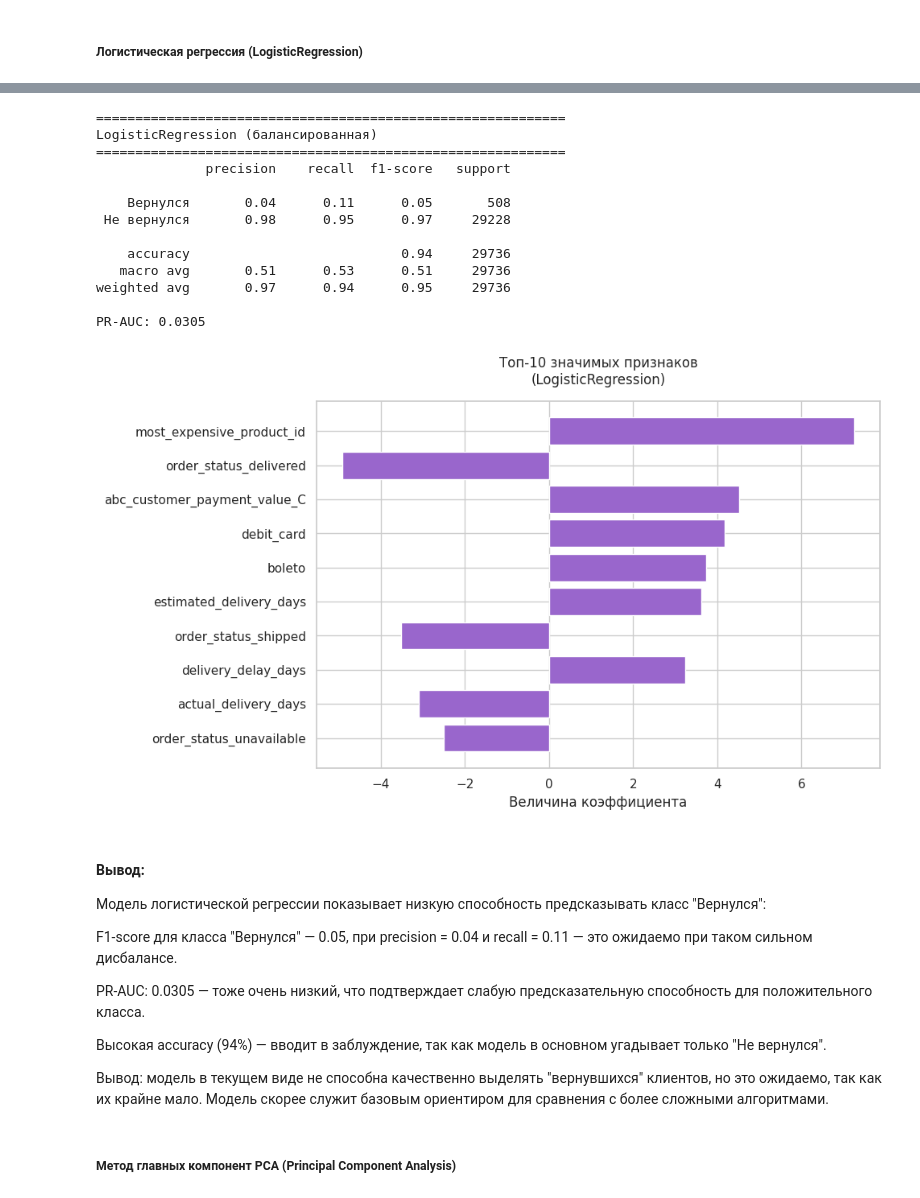
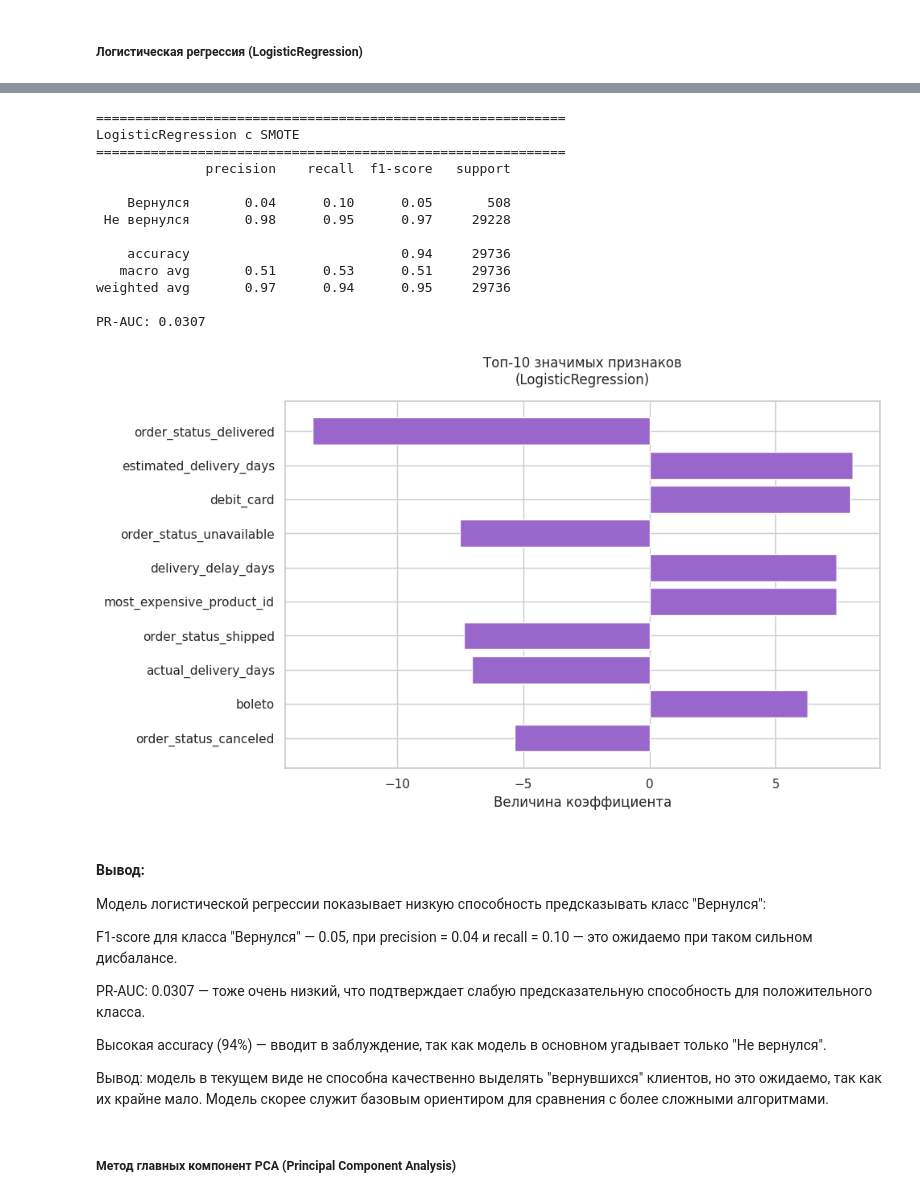
Before and after one commit to Ekaterina20-hub/MFTI-hackaton, a Jupyter notebook: notebooks/ml-models/ML модель классификации покупателей/ML_model_classificaition.ipynb, the cells around one changed output, grey strips where cells are left out. Drawn from its saved outputs; the diff is of its cells as text; code cells hidden in the pictures.

```diff
--- a/notebooks/ml-models/ML модель классификации покупателей/ML_model_classificaition.ipynb
+++ b/notebooks/ml-models/ML модель классификации покупателей/ML_model_classificaition.ipynb
@@ -901,9 +968,10 @@ Train после масштабирования (первые 5 строк):
 log_reg = LogisticRegression(
     solver='liblinear',
     penalty='l2',
-    C=0.1,
-    max_iter=500,
-    random_state=42
+    C=0.5,
+    max_iter=1000,
+    random_state=42,
+    class_weight='balanced'
 )
 log_reg.fit(X_res, y_res)
 
@@ -911,9 +979,10 @@ log_reg.fit(X_res, y_res)
 y_pred = log_reg.predict(X_test_encoded)
 y_proba = log_reg.predict_proba(X_test_encoded)[:, 0]
 
+
 # Оценка модели
 print("="*60)
-print("LogisticRegression (балансированная)")
+print("LogisticRegression с SMOTE")
 print("="*60)
 print(classification_report(y_test, y_pred,
                           target_names=['Вернулся', 'Не вернулся']))
@@ -927,45 +996,45 @@ plt.barh(range(10), coef[top_idx], color='#9966cc')
 plt.yticks(range(10), X_test_encoded.columns[top_idx])
 plt.xlabel('Величина коэффициента')
 plt.title('Топ-10 значимых признаков\n(LogisticRegression)', pad=15)
 plt.gca().invert_yaxis()
 plt.tight_layout()
 plt.show()
 
 # Сохраняем метрики в общий список
 if 'model_results' not in globals():
     model_results = []
 
 model_results.append({
-    'Модель': 'LogisticRegression (балансированная)',
+    'Модель': 'LogisticRegression с SMOTE',
     'Precision (вернулся)': precision_score(y_test, y_pred, pos_label=0),
     'Recall (вернулся)': recall_score(y_test, y_pred, pos_label=0),
     'F1-score (вернулся)': f1_score(y_test, y_pred, pos_label=0),
     'PR-AUC': average_precision_score(y_test, y_proba, pos_label=0),
     'Accuracy': accuracy_score(y_test, y_pred),
     'Порог': 0.5
 })
 # %% [output]
 ============================================================
-LogisticRegression (балансированная)
+LogisticRegression с SMOTE
 ============================================================
               precision    recall  f1-score   support
 
-    Вернулся       0.04      0.11      0.05       508
+    Вернулся       0.04      0.10      0.05       508
  Не вернулся       0.98      0.95      0.97     29228
 
     accuracy                           0.94     29736
    macro avg       0.51      0.53      0.51     29736
 weighted avg       0.97      0.94      0.95     29736
 
-PR-AUC: 0.0305
+PR-AUC: 0.0307
-[figure, old version]
+[figure, new version]
 # %% [markdown]
 #### Вывод:
 Модель логистической регрессии показывает низкую способность предсказывать класс "Вернулся":
 
-F1-score для класса "Вернулся" — 0.05, при precision = 0.04 и recall = 0.11 — это ожидаемо при таком сильном дисбалансе.
+F1-score для класса "Вернулся" — 0.05, при precision = 0.04 и recall = 0.10 — это ожидаемо при таком сильном дисбалансе.
 
-PR-AUC: 0.0305 — тоже очень низкий, что подтверждает слабую предсказательную способность для положительного класса.
+PR-AUC: 0.0307 — тоже очень низкий, что подтверждает слабую предсказательную способность для положительного класса.
 
 Высокая accuracy (94%) — вводит в заблуждение, так как модель в основном угадывает только "Не вернулся".
 
```
Also changed, not shown: parts of 29 cells of this notebook, 9 other files.
